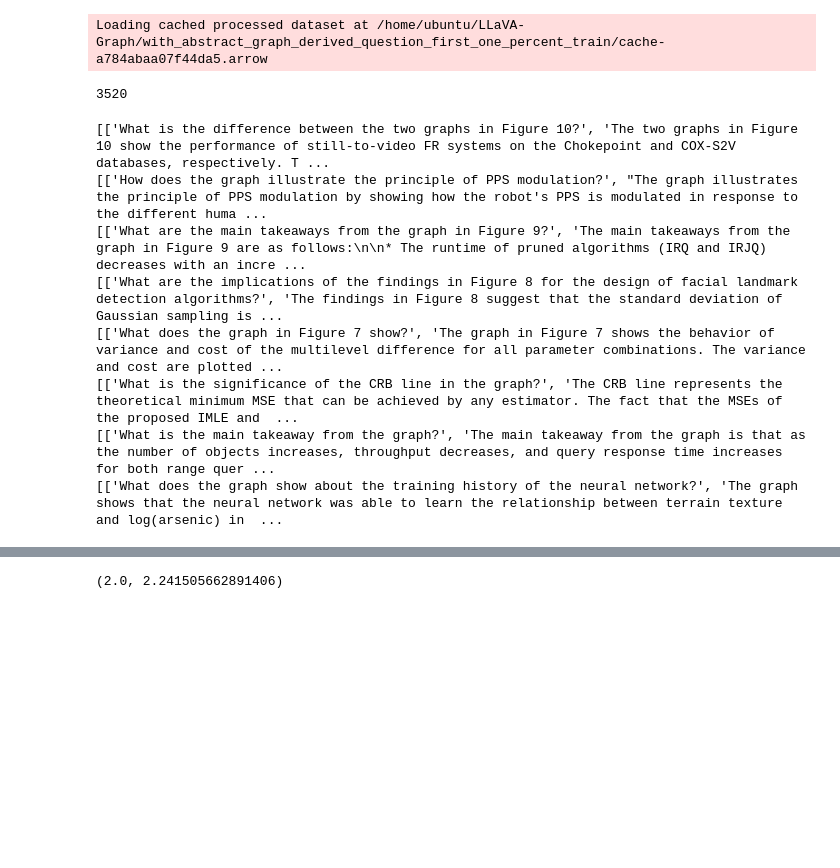
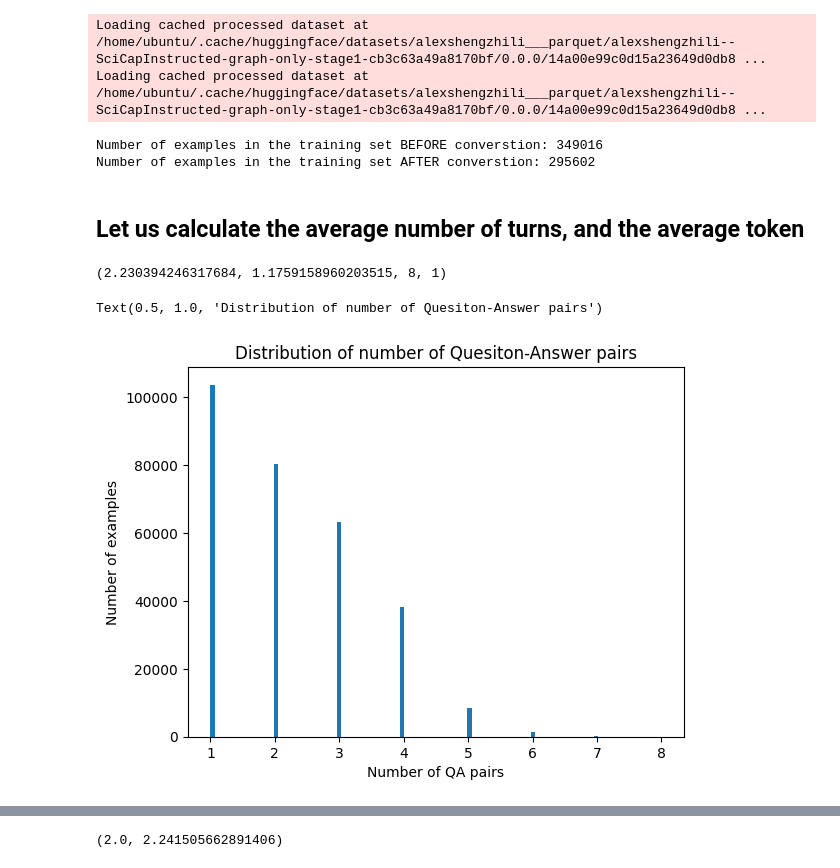
Before and after one commit to findalexli/SciGraphQA, a Jupyter notebook: data_parsing/convert_to_image_prompted_qapair.ipynb, the cells around one changed output, grey strips where cells are left out. Drawn from its saved outputs; the diff is of its cells as text; code cells hidden in the pictures; blank space fills up the shorter version.

Commit message:
Stage 2 data cleaning

```diff
--- a/data_parsing/convert_to_image_prompted_qapair.ipynb
+++ b/data_parsing/convert_to_image_prompted_qapair.ipynb
@@ -12,0 +29,4 @@ validation_one_percent['response'][0]
+# %%
+validation_set = set(data['image_file'])
+# %%
+training_dataset_wihtout_validation = dataset.filter(lambda x: x['image_file'] not in validation_set)
@@ -52,7 +80,5 @@ for _ in range(100):
 # %%
 import random
-
-
 
 
 def convert_to_conversations(example, insert_context= False):
@@ -89,41 +115,57 @@ def convert_example(example):
 
 def filter_for_non_helpful_instructions(example):
     item = example['response']
-    if ('Question' not in item or
-        'Answer' not in item):
+    if ('question' not in item.lower() or
+        'answer' not in item.lower()):
         return False
     return True
 
-isTrain = False
+isTrain = True
+isVal = False
+
+
 if isTrain:
 
     # test_train = train[:100]
-    filtered_train = train.filter(filter_for_non_helpful_instructions)
-    converted_conversations = filtered_train.map(convert_example)
-
-isVal = True
+    filtered_train = training_dataset_wihtout_validation.filter(filter_for_non_helpful_instructions)
+    converted_conversations = filtered_train.map(convert_example, num_proc=4)
+    converted_conversations = converted_conversations.filter(lambda x: len(x['q_a_pairs']) > 0)
 if isVal:
     filtered_validation = validation_one_percent.filter(filter_for_non_helpful_instructions)
     converted_conversations_validation = validation_one_percent.map(convert_example)
 # %% [output]
-Loading cached processed dataset at /home/ubuntu/LLaVA-Graph/with_abstract_graph_derived_question_first_one_percent_train/cache-a784abaa07f44da5.arrow
+Loading cached processed dataset at /home/ubuntu/.cache/huggingface/datasets/alexshengzhili___parquet/alexshengzhili--SciCapInstructed-graph-only-stage1-cb3c63a49a8170bf/0.0.0/14a00e99c0d15a23649d0db8 ...
+Loading cached processed dataset at /home/ubuntu/.cache/huggingface/datasets/alexshengzhili___parquet/alexshengzhili--SciCapInstructed-graph-only-stage1-cb3c63a49a8170bf/0.0.0/14a00e99c0d15a23649d0db8 ...
 # %%
-len(converted_conversations_validation)
+len(training_dataset_wihtout_validation) - len(converted_conversations)
+print(f'Number of examples in the training set BEFORE converstion: {len(training_dataset_wihtout_validation)}')
+print(f'Number of examples in the training set AFTER converstion: {len(converted_conversations)}')
 # %% [output]
-3520
+Number of examples in the training set BEFORE converstion: 349016
+Number of examples in the training set AFTER converstion: 295602
-# %%
-length = []
-for i in range(len(converted_conversations_validation)):
-    cur_length = len(converted_conversations_validation[i]['q_a_pairs'])
-    length.append(cur_length)
-    if i // 8 == 0:
-        print(converted_conversations_validation[i]['q_a_pairs'])
-# %% [output]
-[['What is the difference between the two graphs in Figure 10?', 'The two graphs in Figure 10 show the performance of still-to-video FR systems on the Chokepoint and COX-S2V databases, respectively. T ...
-[['How does the graph illustrate the principle of PPS modulation?', "The graph illustrates the principle of PPS modulation by showing how the robot's PPS is modulated in response to the different huma ...
-[['What are the main takeaways from the graph in Figure 9?', 'The main takeaways from the graph in Figure 9 are as follows:\n\n* The runtime of pruned algorithms (IRQ and IRJQ) decreases with an incre ...
-[['What are the implications of the findings in Figure 8 for the design of facial landmark detection algorithms?', 'The findings in Figure 8 suggest that the standard deviation of Gaussian sampling is ...
-[['What does the graph in Figure 7 show?', 'The graph in Figure 7 shows the behavior of variance and cost of the multilevel difference for all parameter combinations. The variance and cost are plotted ...
-[['What is the significance of the CRB line in the graph?', 'The CRB line represents the theoretical minimum MSE that can be achieved by any estimator. The fact that the MSEs of the proposed IMLE and  ...
-[['What is the main takeaway from the graph?', 'The main takeaway from the graph is that as the number of objects increases, throughput decreases, and query response time increases for both range quer ...
-[['What does the graph show about the training history of the neural network?', 'The graph shows that the neural network was able to learn the relationship between terrain texture and log(arsenic) in  ...
+# %% [markdown]
+## Let us calculate the average number of turns, and the average token
+# %%
+# calcualte length
+def calculate_length(dataset):
+    lengths = []
+    for example in dataset:
+        lengths.append(len(example['q_a_pairs']))
+    return lengths
+
+lengths = calculate_length(converted_conversations)
+# %%
+np.mean(lengths), np.std(lengths), np.max(lengths), np.min(lengths)
+# %% [output]
+(2.230394246317684, 1.1759158960203515, 8, 1)
+# %%
+import matplotlib.pyplot as plt
+import numpy as np
+
+plt.hist(lengths, bins=100)
+plt.xlabel('Number of QA pairs')
+plt.ylabel('Number of examples')
+plt.title('Distribution of number of Quesiton-Answer pairs')
+# %% [output]
+Text(0.5, 1.0, 'Distribution of number of Quesiton-Answer pairs')
+[figure, added]
```
Also changed, not shown: parts of 23 cells of this notebook, 1 other file.
